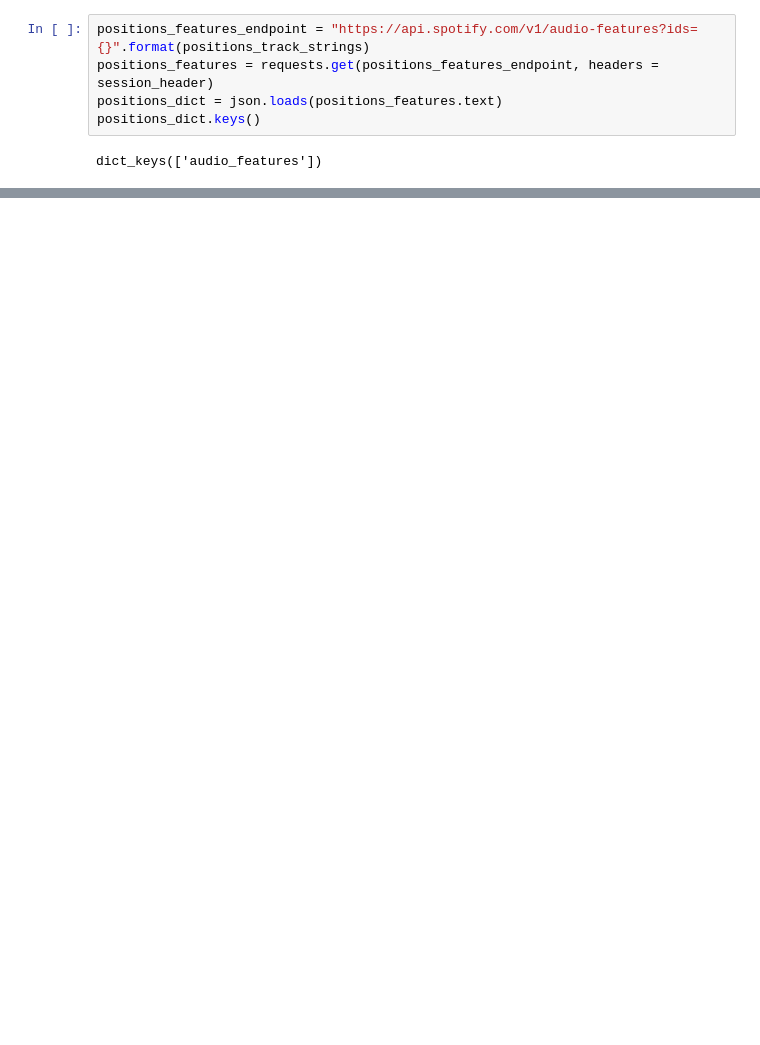
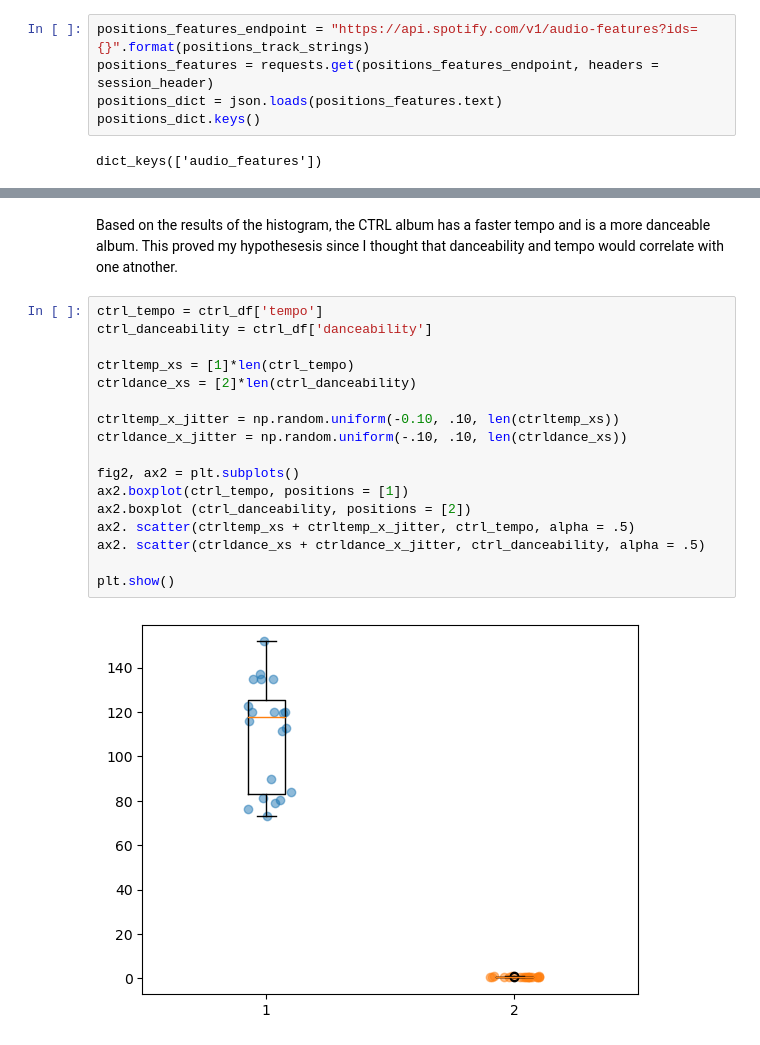
Before and after one commit to jaylenhicks/DataInEMAT2023, a Jupyter notebook: Analysis Report.ipynb, the cells around one changed output, grey strips where cells are left out. Saved outputs shown, nothing was run; the diff lists cells and outputs as text; blank space fills up the shorter version.

```diff
--- a/Analysis Report.ipynb
+++ b/Analysis Report.ipynb
@@ -194,0 +203,21 @@ The track feature that I chose are dancibility and tempo.
+# %% [markdown]
+Based on the results of the histogram, the CTRL album has a faster tempo and is a more danceable album. This proved my hypothesesis since I thought that danceability and tempo would correlate with one atnother.
+# %%
+ctrl_tempo = ctrl_df['tempo']
+ctrl_danceability = ctrl_df['danceability']
+
+ctrltemp_xs = [1]*len(ctrl_tempo)
+ctrldance_xs = [2]*len(ctrl_danceability)
+
+ctrltemp_x_jitter = np.random.uniform(-0.10, .10, len(ctrltemp_xs))
+ctrldance_x_jitter = np.random.uniform(-.10, .10, len(ctrldance_xs))
+
+fig2, ax2 = plt.subplots()
+ax2.boxplot(ctrl_tempo, positions = [1])
+ax2.boxplot (ctrl_danceability, positions = [2])
+ax2. scatter(ctrltemp_xs + ctrltemp_x_jitter, ctrl_tempo, alpha = .5)
+ax2. scatter(ctrldance_xs + ctrldance_x_jitter, ctrl_danceability, alpha = .5)
+
+plt.show()
+# %% [output]
+[figure, added]
```
Also changed, not shown: parts of 14 cells of this notebook.
